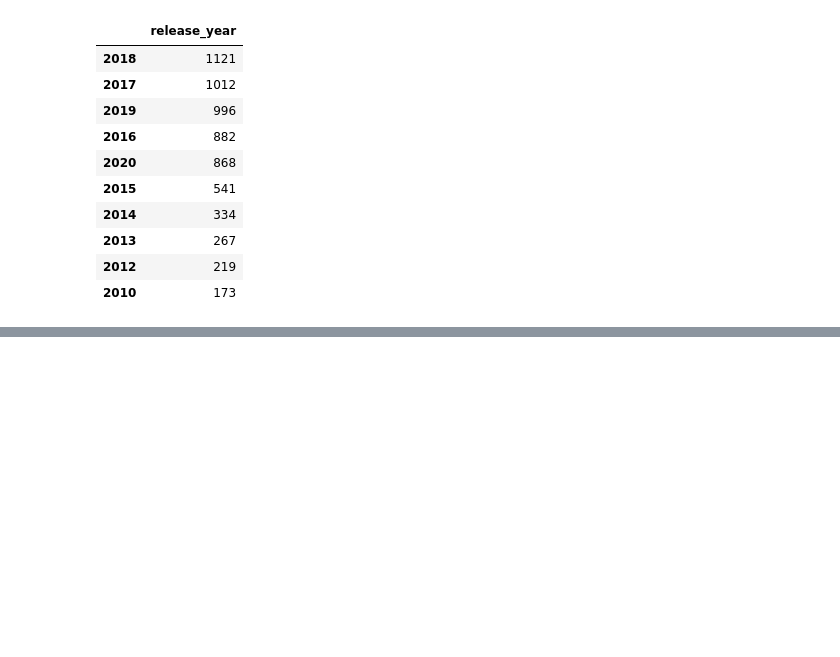
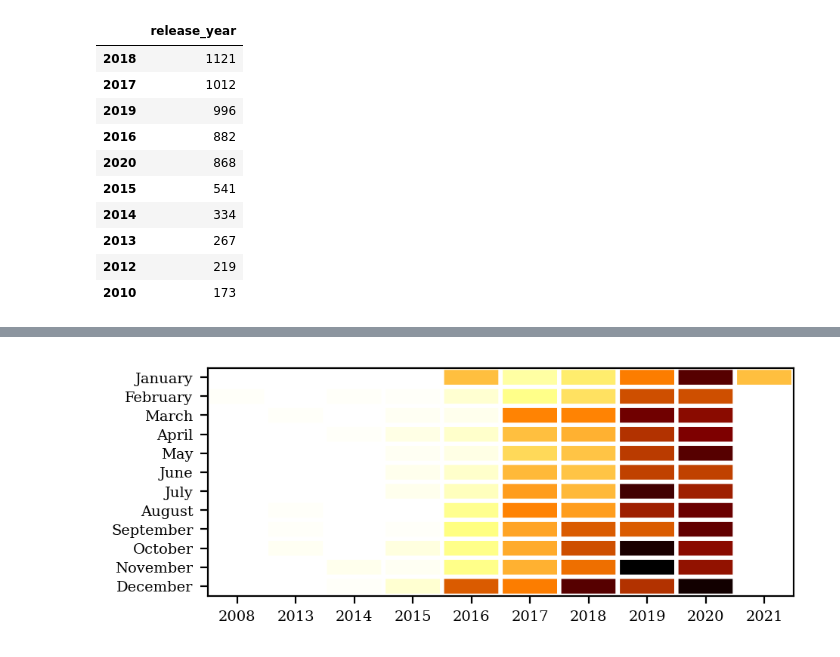
Before and after one commit to amrita-sarkar1/Netflix-Movies-and-TV-Shows-Clustering, a Jupyter notebook: Netflix_Movies_and_TV_Shows_Clustering.ipynb, the cells around one changed output, grey strips where cells are left out. Drawn from its saved outputs; the diff is of its cells as text; code cells hidden in the pictures; blank space fills up the shorter version.

```diff
--- a/Netflix_Movies_and_TV_Shows_Clustering.ipynb
+++ b/Netflix_Movies_and_TV_Shows_Clustering.ipynb
@@ -350,0 +377,9 @@ fig.update_traces(textposition = 'inside', textinfo = 'percent+label', textfont_
+# %%
+tv_df['duration'] = tv_df['duration'].str.replace('Season','')
+tv_df['duration'] = tv_df['duration'].str.replace('s','')
+tv_df['duration'] = tv_df['duration'].astype(str).astype(int)
+
+long_shows = tv_df[tv_df['duration'] > 8]
+long_shows_df = long_shows[['title','duration']]
+long_shows_df.rename(columns = {'title' : 'TV Show', 'duration': 'Seasons'}, inplace = True)
+long_shows_df.sort_values(by = ['Seasons'], ascending = False)
@@ -363,0 +457,14 @@ fig.update_traces(textposition = 'inside', textinfo = 'percent+label', textfont_
+# %%
+netflix_date = tv_df[['date_added']].dropna()
+
+netflix_date['year'] = netflix_date['date_added'].apply(lambda x : x.split(', ')[-1])
+netflix_date['month'] = netflix_date['date_added'].apply(lambda x : x.lstrip().split(' ')[0])
+
+month_order = ['January', 'February', 'March', 'April', 'May', 'June', 'July', 'August', 'September', 'October', 'November', 'December'][::-1]
+month_year_df = netflix_date.groupby('year')['month'].value_counts().unstack().fillna(0)[month_order].T
+plt.figure(figsize=(5, 2), dpi=200)
+plt.pcolor(month_year_df, cmap = 'afmhot_r', edgecolors = 'white', linewidths = 2) # heatmap
+plt.xticks(np.arange(0.5, len(month_year_df.columns), 1), month_year_df.columns, fontsize=7, fontfamily='serif')
+plt.yticks(np.arange(0.5, len(month_year_df.index), 1), month_year_df.index, fontsize=7, fontfamily='serif');
+# %% [output]
+[figure, added]
```
Also changed, not shown: parts of 15 cells of this notebook.
